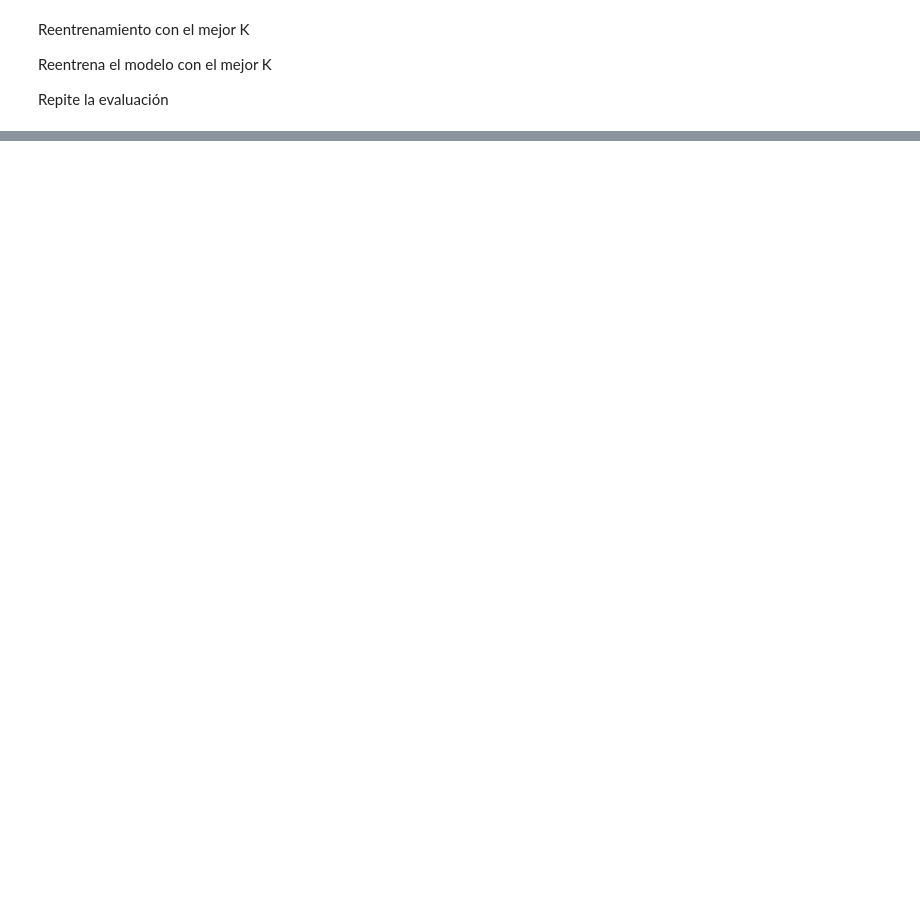
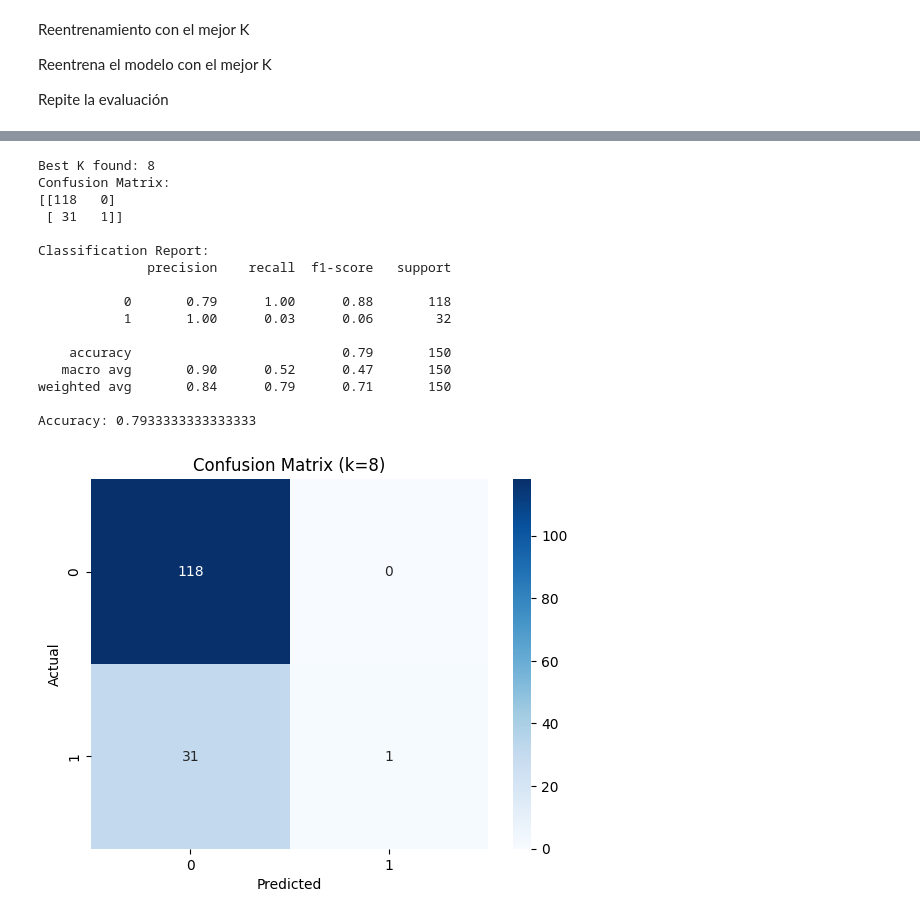
Before and after one commit to h3rm3x/DAM, a Jupyter notebook: Segundo/ERD/Ejercicios UD4/ex 4.2/2-Clientes.ipynb, the cells around one changed output, grey strips where cells are left out. Drawn from its saved outputs; the diff is of its cells as text; code cells hidden in the pictures; blank space fills up the shorter version.

```diff
--- a/Segundo/ERD/Ejercicios UD4/ex 4.2/2-Clientes.ipynb
+++ b/Segundo/ERD/Ejercicios UD4/ex 4.2/2-Clientes.ipynb
@@ -172,0 +166,36 @@ weighted avg       0.68      0.83      0.75       150
+# %%
+# Reentrenamiento con el mejor valor de K encontrado
+best_k = error_rate.index(min(error_rate)) + 1
+print('Best K found:', best_k)
+knn = KNeighborsClassifier(n_neighbors=best_k)
+knn.fit(X_train, y_train)
+pred = knn.predict(X_test)
+from sklearn.metrics import classification_report, confusion_matrix, accuracy_score
+print('Confusion Matrix:')
+print(confusion_matrix(y_test, pred))
+print('\nClassification Report:')
+print(classification_report(y_test, pred))
+print('Accuracy:', accuracy_score(y_test, pred))
+sns.heatmap(confusion_matrix(y_test, pred), annot=True, fmt='d', cmap='Blues')
+plt.title(f'Confusion Matrix (k={best_k})')
+plt.xlabel('Predicted')
+plt.ylabel('Actual')
+plt.show()
+# %% [output]
+Best K found: 8
+Confusion Matrix:
+[[118   0]
+ [ 31   1]]
+
+Classification Report:
+              precision    recall  f1-score   support
+
+           0       0.79      1.00      0.88       118
+           1       1.00      0.03      0.06        32
+
+    accuracy                           0.79       150
+   macro avg       0.90      0.52      0.47       150
+weighted avg       0.84      0.79      0.71       150
+
+Accuracy: 0.7933333333333333
+[figure, added]
```
Also changed, not shown: parts of 5 cells of this notebook.
